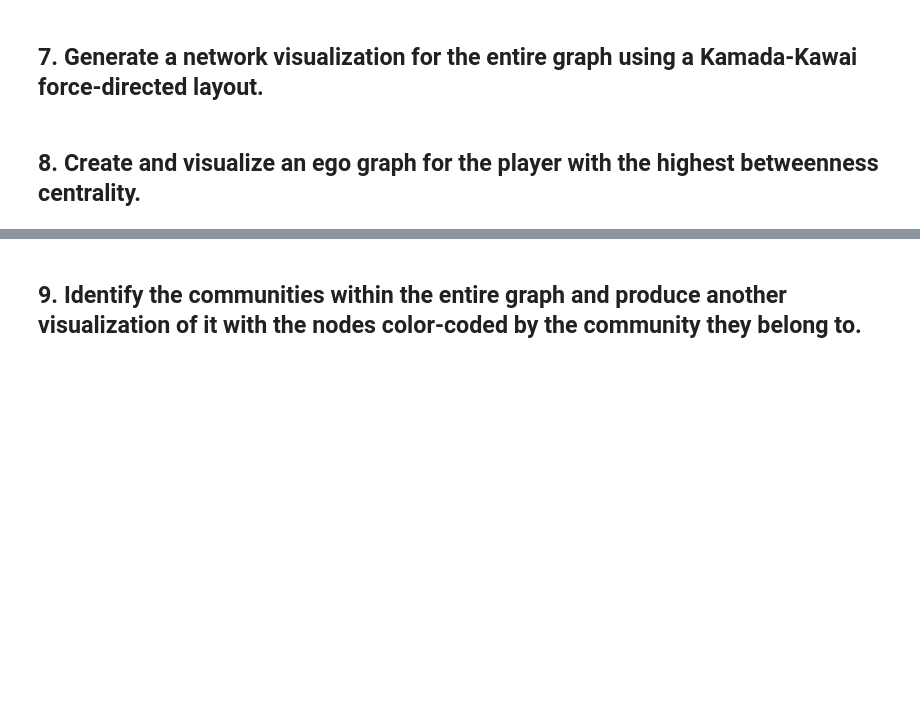
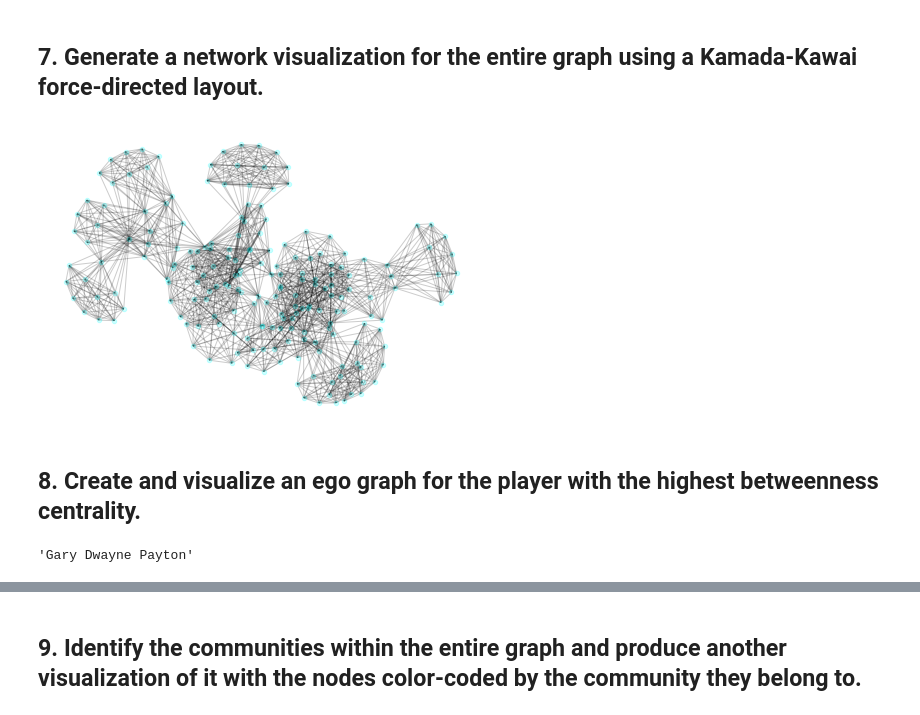
Before and after one commit to ta-datapt-bcn/lab-network-analysis, a Jupyter notebook: main.ipynb, the cells around one changed output, grey strips where cells are left out. Cells and saved outputs as stored; diff of their text form; code cells hidden in the pictures; blank space fills up the shorter version.

```diff
--- a/main.ipynb
+++ b/main.ipynb
@@ -91,0 +31,13 @@ games_df
+# %%
+def df_to_graph(df, entity, edge):
+    df2 = df.copy()
+    graph_df = pd.merge(df, df2, how='inner', on=edge)
+    graph_df = graph_df.groupby([entity + '_x', entity + '_y']).count().reset_index()
+    graph_df = graph_df[graph_df[entity + '_x'] != graph_df[entity + '_y']]
+
+    if type(edge) == list:
+        graph_df = graph_df[[entity + '_x', entity + '_y'] + edge]
+    else:
+        graph_df = graph_df[[entity + '_x', entity + '_y', edge]]
+
+    return graph_df
@@ -120,4 +163,13 @@ Density:  0.23809523809523808
 # %% [markdown]
 ## 7. Generate a network visualization for the entire graph using a Kamada-Kawai force-directed layout.
+# %%
+nx.draw_kamada_kawai(G, node_size=20, alpha = 0.2, node_color='cyan')
+# %% [output]
+[figure, added]
 # %% [markdown]
 ## 8. Create and visualize an ego graph for the player with the highest betweenness centrality.
+# %%
+betweenness_centrality_list = list(betweenness_sorted_values.items())
+betweenness_centrality_list[0][0]
+# %% [output]
+'Gary Dwayne Payton'
```
Also changed, not shown: parts of 18 cells of this notebook.
